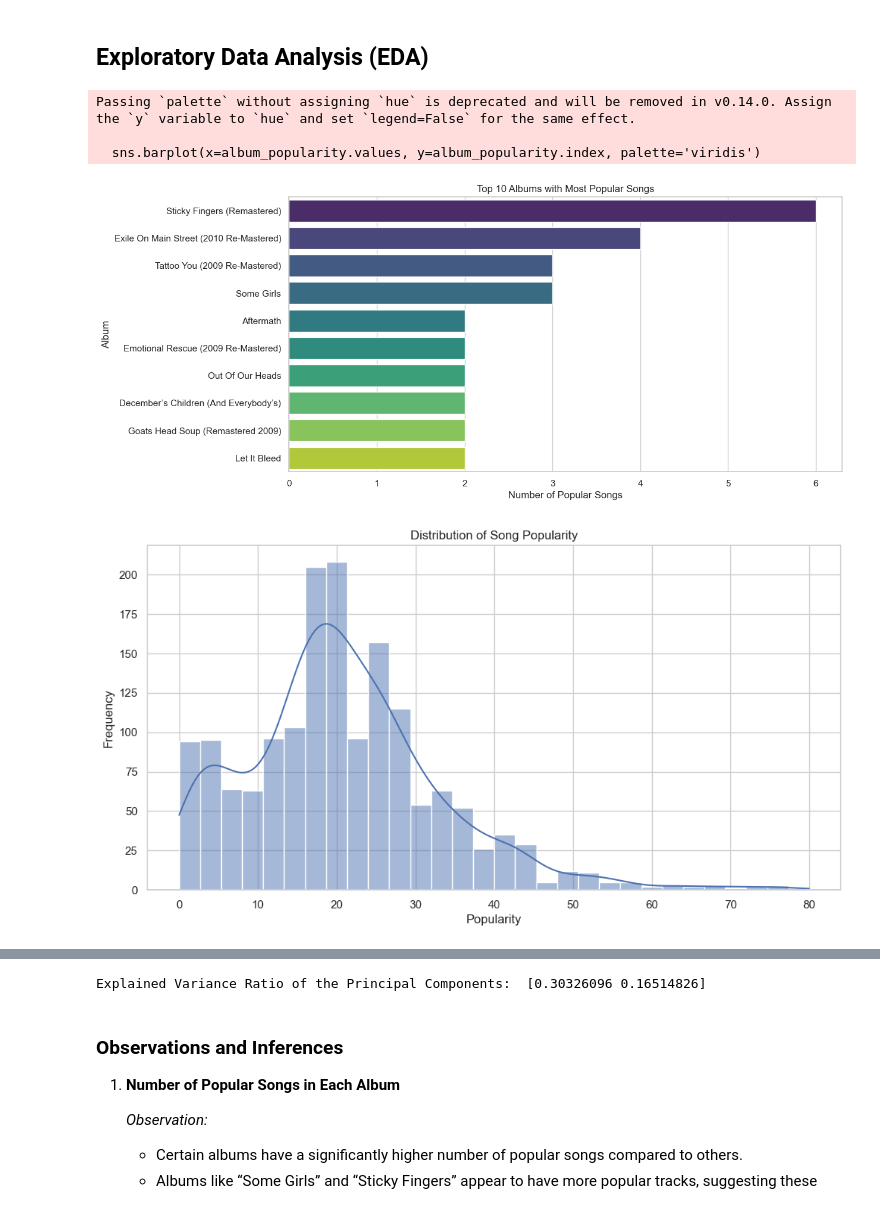
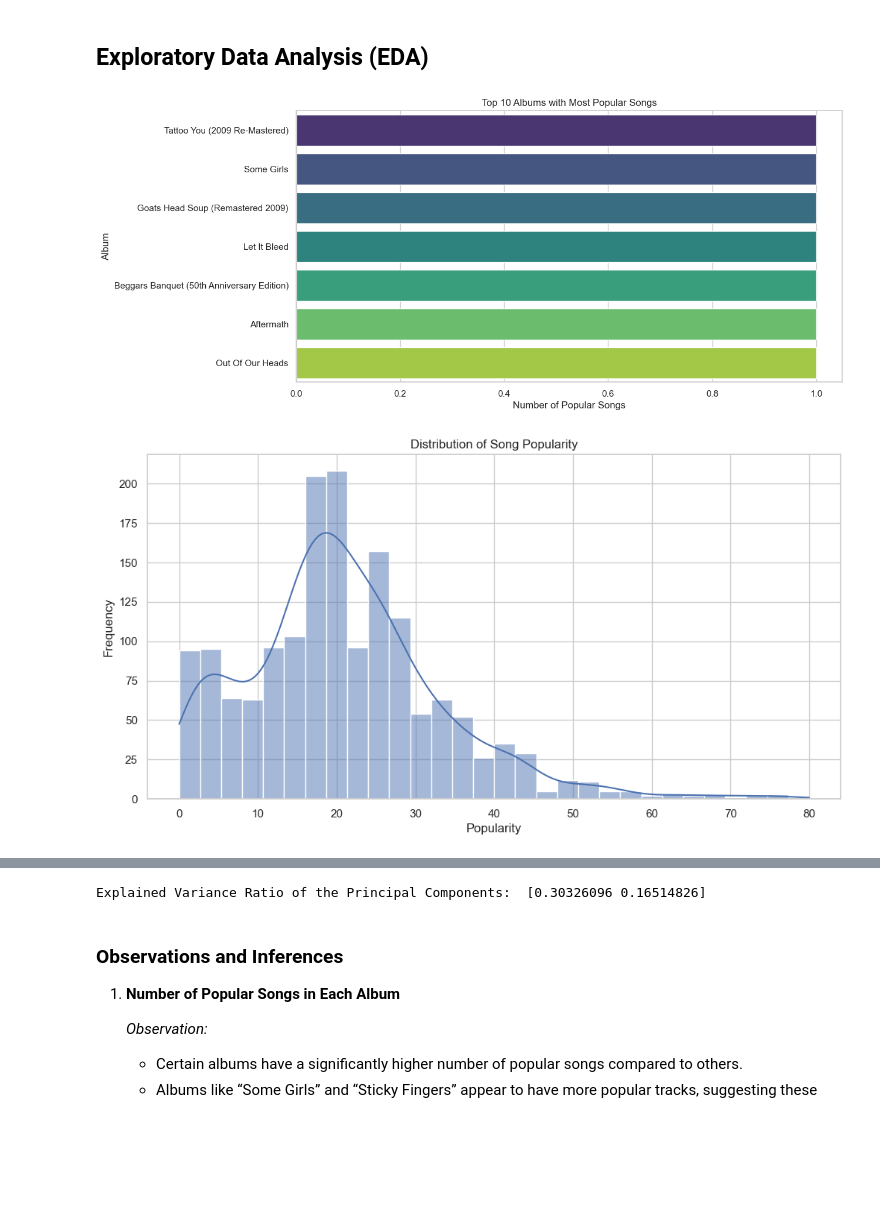
Before and after one commit to toddwalters/pgaiml-python-coding-examples, a Jupyter notebook: machine-learning/projects/creatingCohortsOfSongs/1688641563_ToddWalters_creatingCohortsOfSongs.ipynb, the cells around one changed output, grey strips where cells are left out. Saved outputs shown, nothing was run; the diff lists cells and outputs as text; code cells hidden in the pictures; blank space fills up the shorter version.

Commit message:
update creating cohorts of songs project notebook

```diff
--- a/machine-learning/projects/creatingCohortsOfSongs/1688641563_ToddWalters_creatingCohortsOfSongs.ipynb
+++ b/machine-learning/projects/creatingCohortsOfSongs/1688641563_ToddWalters_creatingCohortsOfSongs.ipynb
@@ -272,11 +276,11 @@ plt.show()
 # Exploratory Data Analysis (EDA) and Feature Engineering
 
 # Visualization: Number of Popular Songs in Each Album
-popular_songs = data[data['popularity'] > 50]  # Assuming popularity > 50 is considered popular
+popular_songs = data[data['popularity'] > 70]  # Assuming popularity > 50 is considered popular
 album_popularity = popular_songs['album'].value_counts().head(10)  # Top 10 albums with most popular songs
 
 plt.figure(figsize=(12, 6))
-sns.barplot(x=album_popularity.values, y=album_popularity.index, palette='viridis')
+sns.barplot(x=album_popularity.values, y=album_popularity.index, hue=album_popularity.index, legend=False, palette='viridis')
 plt.title('Top 10 Albums with Most Popular Songs')
 plt.xlabel('Number of Popular Songs')
 plt.ylabel('Album')
@@ -332,42 +336,39 @@ data['year'] = data['release_date'].dt.year
 
 plt.figure(figsize=(12, 6))
 sns.lineplot(x='year', y='popularity', data=data.groupby('year')['popularity'].mean().reset_index())
 plt.title('Average Song Popularity Over Time')
 plt.xlabel('Year')
 plt.ylabel('Average Popularity')
 plt.show()
 
 # Dimensionality Reduction Discussion
 # Using PCA to reduce dimensionality
 features = ['acousticness', 'danceability', 'energy', 'instrumentalness', 'liveness', 'loudness',
             'speechiness', 'tempo', 'valence', 'duration_ms']
 x = data[features].fillna(0)  # Filling missing values with 0 for simplicity
 scaler = StandardScaler()
 x_scaled = scaler.fit_transform(x)
 
 pca = PCA(n_components=2)
 principal_components = pca.fit_transform(x_scaled)
 data['pca_one'] = principal_components[:, 0]
 data['pca_two'] = principal_components[:, 1]
 
 plt.figure(figsize=(12, 6))
 sns.scatterplot(x='pca_one', y='pca_two', hue='popularity', palette='coolwarm', data=data)
 plt.title('PCA of Song Features')
 plt.xlabel('Principal Component 1')
 plt.ylabel('Principal Component 2')
 plt.show()
 
 print("Explained Variance Ratio of the Principal Components: ", pca.explained_variance_ratio_)
 # %% [output]
-Passing `palette` without assigning `hue` is deprecated and will be removed in v0.14.0. Assign the `y` variable to `hue` and set `legend=False` for the same effect.
-
-  sns.barplot(x=album_popularity.values, y=album_popularity.index, palette='viridis')
-[figure, old version]
+[figure, new version]
 [figure]
 [figure]
 [figure]
 [figure]
-Explained Variance Ratio of the Principal Components:  [0.30326096 0.16514826]
+Explained Variance Ratio of the Principal Components:  [0.30326096 0.16514826]
 # %% [markdown]
 ### **Observations and Inferences**
 
```
Also changed, not shown: parts of 1 cell of this notebook.
